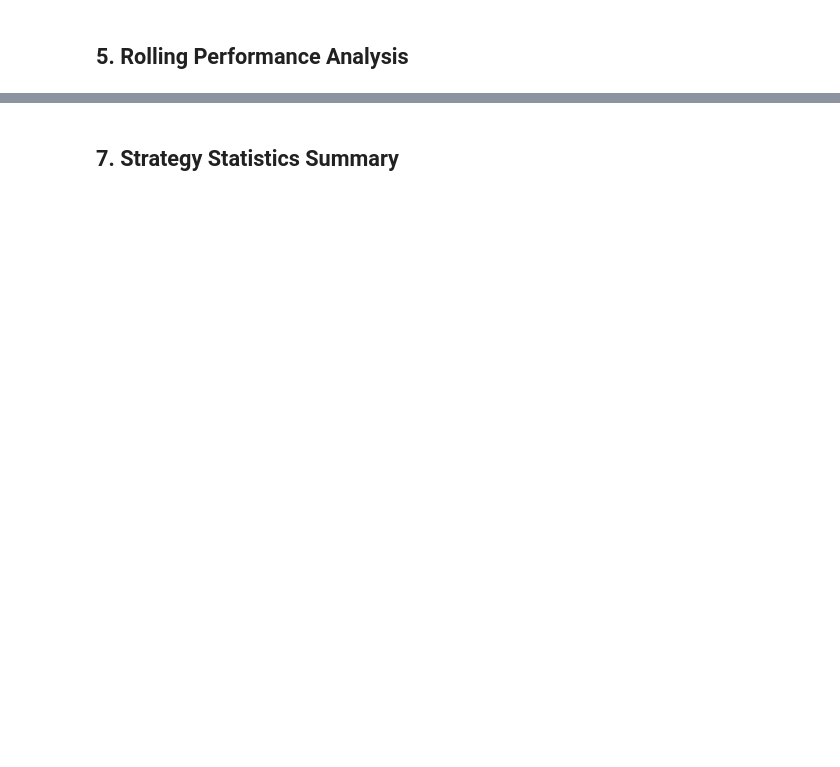
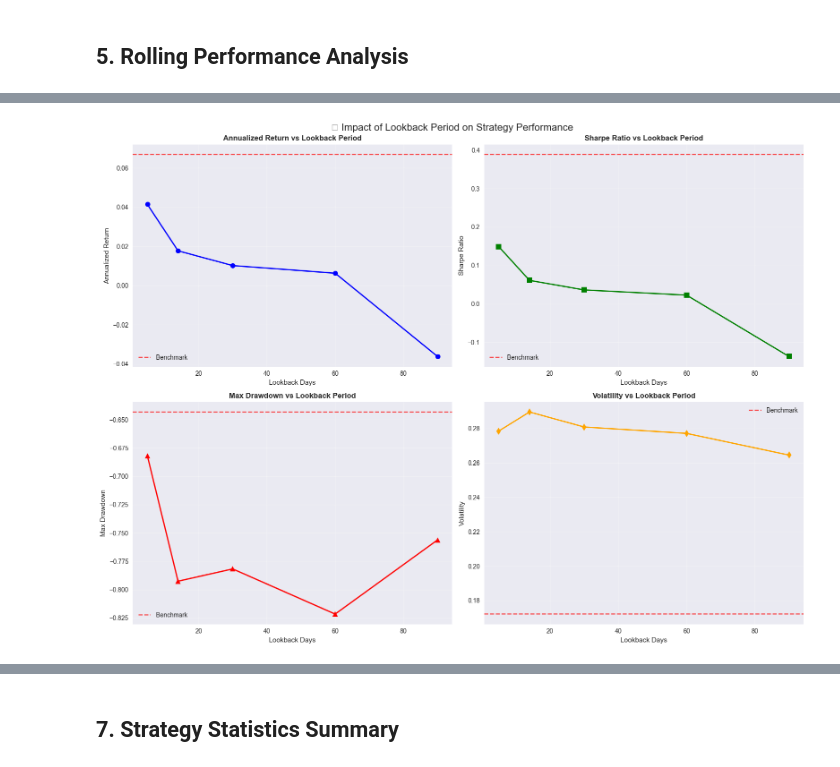
Before and after one commit to edoardoCame/Momentum-Top-Quintile, a Jupyter notebook: notebooks/cross_sectional_momentum.ipynb, the cells around one changed output, grey strips where cells are left out. Cells and saved outputs as stored; diff of their text form; code cells hidden in the pictures; blank space fills up the shorter version.

```diff
--- a/notebooks/cross_sectional_momentum.ipynb
+++ b/notebooks/cross_sectional_momentum.ipynb
@@ -269,0 +260,83 @@ plt.show()
+# %%
+# Analyze the impact of different lookback periods
+fig, axes = plt.subplots(2, 2, figsize=(16, 12))
+
+# Extract strategy-only performance metrics
+strategy_columns = [col for col in metrics_comparison.columns if 'Lookback Strategy' in col]
+strategy_metrics = metrics_comparison[strategy_columns]
+
+# Extract lookback days for x-axis
+lookback_days_list = [5, 14, 30, 60, 90]
+
+# 1. Annualized Return vs Lookback Period
+returns = [metrics_comparison.loc['Annualized Return', f'{label} Lookback Strategy'] for label in lookback_labels]
+axes[0,0].plot(lookback_days_list, returns, 'o-', linewidth=2, markersize=8, color='blue')
+axes[0,0].axhline(y=metrics_comparison.loc['Annualized Return', 'Equal-Weight Benchmark'],
+                  color='red', linestyle='--', alpha=0.7, label='Benchmark')
+axes[0,0].set_title('Annualized Return vs Lookback Period', fontsize=12, fontweight='bold')
+axes[0,0].set_xlabel('Lookback Days')
+axes[0,0].set_ylabel('Annualized Return')
+axes[0,0].grid(True, alpha=0.3)
+axes[0,0].legend()
+
+# 2. Sharpe Ratio vs Lookback Period
+sharpes = [metrics_comparison.loc['Sharpe Ratio', f'{label} Lookback Strategy'] for label in lookback_labels]
+axes[0,1].plot(lookback_days_list, sharpes, 's-', linewidth=2, markersize=8, color='green')
+axes[0,1].axhline(y=metrics_comparison.loc['Sharpe Ratio', 'Equal-Weight Benchmark'],
+                  color='red', linestyle='--', alpha=0.7, label='Benchmark')
+axes[0,1].set_title('Sharpe Ratio vs Lookback Period', fontsize=12, fontweight='bold')
+axes[0,1].set_xlabel('Lookback Days')
+axes[0,1].set_ylabel('Sharpe Ratio')
+axes[0,1].grid(True, alpha=0.3)
+axes[0,1].legend()
+
+# 3. Max Drawdown vs Lookback Period
+drawdowns = [metrics_comparison.loc['Max Drawdown', f'{label} Lookback Strategy'] for label in lookback_labels]
+axes[1,0].plot(lookback_days_list, drawdowns, '^-', linewidth=2, markersize=8, color='red')
+axes[1,0].axhline(y=metrics_comparison.loc['Max Drawdown', 'Equal-Weight Benchmark'],
+                  color='red', linestyle='--', alpha=0.7, label='Benchmark')
+axes[1,0].set_title('Max Drawdown vs Lookback Period', fontsize=12, fontweight='bold')
+axes[1,0].set_xlabel('Lookback Days')
+axes[1,0].set_ylabel('Max Drawdown')
+axes[1,0].grid(True, alpha=0.3)
+axes[1,0].legend()
+
+# 4. Volatility vs Lookback Period
+volatilities = [metrics_comparison.loc['Volatility', f'{label} Lookback Strategy'] for label in lookback_labels]
+axes[1,1].plot(lookback_days_list, volatilities, 'd-', linewidth=2, markersize=8, color='orange')
+axes[1,1].axhline(y=metrics_comparison.loc['Volatility', 'Equal-Weight Benchmark'],
+                  color='red', linestyle='--', alpha=0.7, label='Benchmark')
+axes[1,1].set_title('Volatility vs Lookback Period', fontsize=12, fontweight='bold')
+axes[1,1].set_xlabel('Lookback Days')
+axes[1,1].set_ylabel('Volatility')
+axes[1,1].grid(True, alpha=0.3)
+axes[1,1].legend()
+
+plt.suptitle('📊 Impact of Lookback Period on Strategy Performance', fontsize=16, y=0.98)
+plt.tight_layout()
+plt.show()
+
+# Summary statistics
+print("📈 LOOKBACK PERIOD IMPACT SUMMARY")
+print("=" * 50)
+best_return_idx = np.argmax(returns)
+best_sharpe_idx = np.argmax(sharpes)
+best_drawdown_idx = np.argmax(drawdowns)  # Closest to 0
+
+print(f"🏆 Best Return: {lookback_days_list[best_return_idx]} days ({returns[best_return_idx]:.2%})")
+print(f"⚡ Best Sharpe: {lookback_days_list[best_sharpe_idx]} days ({sharpes[best_sharpe_idx]:.3f})")
+print(f"🛡️ Best Drawdown: {lookback_days_list[best_drawdown_idx]} days ({drawdowns[best_drawdown_idx]:.2%})")
+
+# Trend analysis
+print(f"\\n📊 Trend Analysis:")
+if returns[-1] > returns[0]:
+    print(f"   • Returns: Increasing with longer lookback periods")
+else:
+    print(f"   • Returns: Decreasing with longer lookback periods")
+
+if sharpes[-1] > sharpes[0]:
+    print(f"   • Sharpe: Improving with longer lookback periods")
+else:
+    print(f"   • Sharpe: Deteriorating with longer lookback periods")
+# %% [output]
+[figure, added]
```
Also changed, not shown: parts of 11 cells of this notebook, 5 other files.
